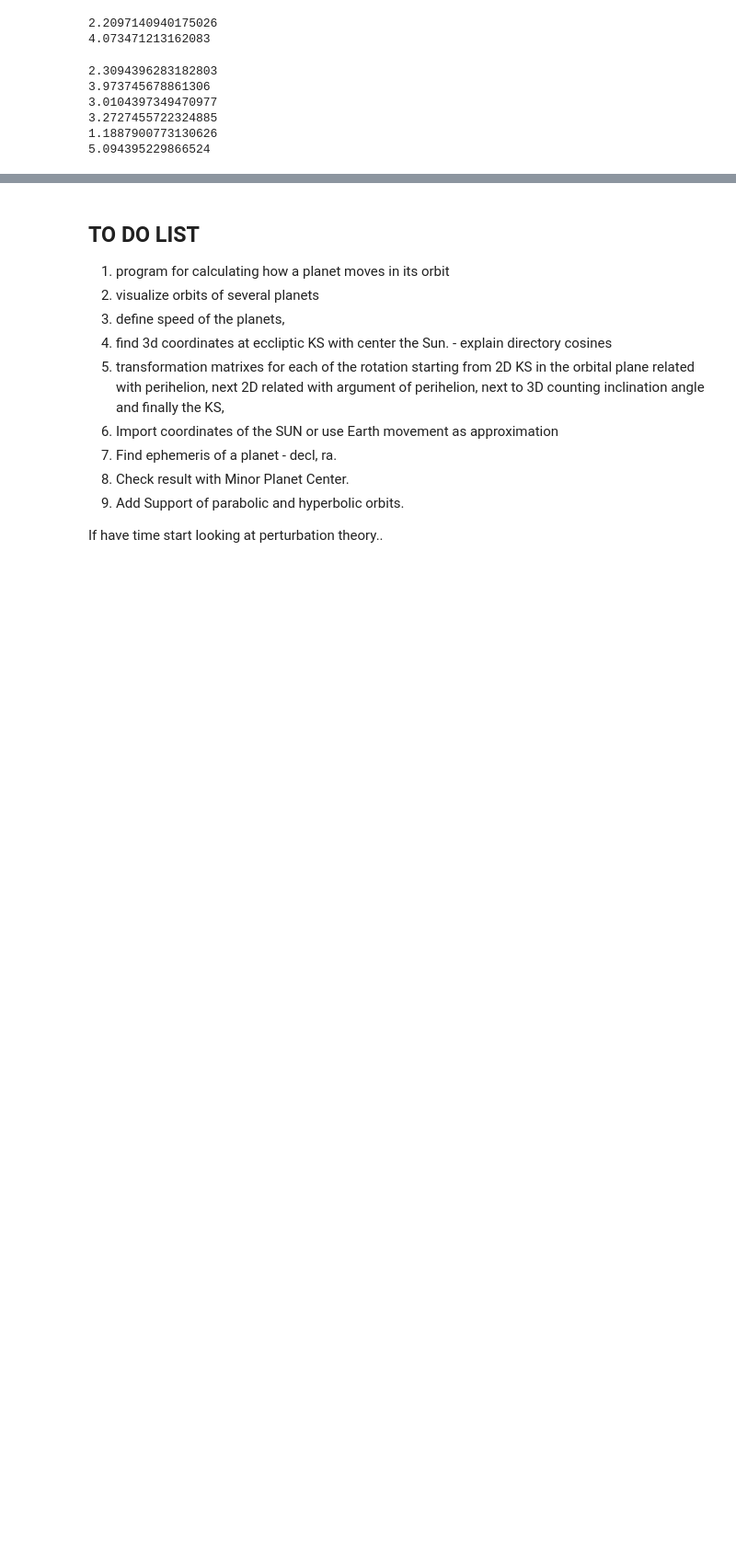
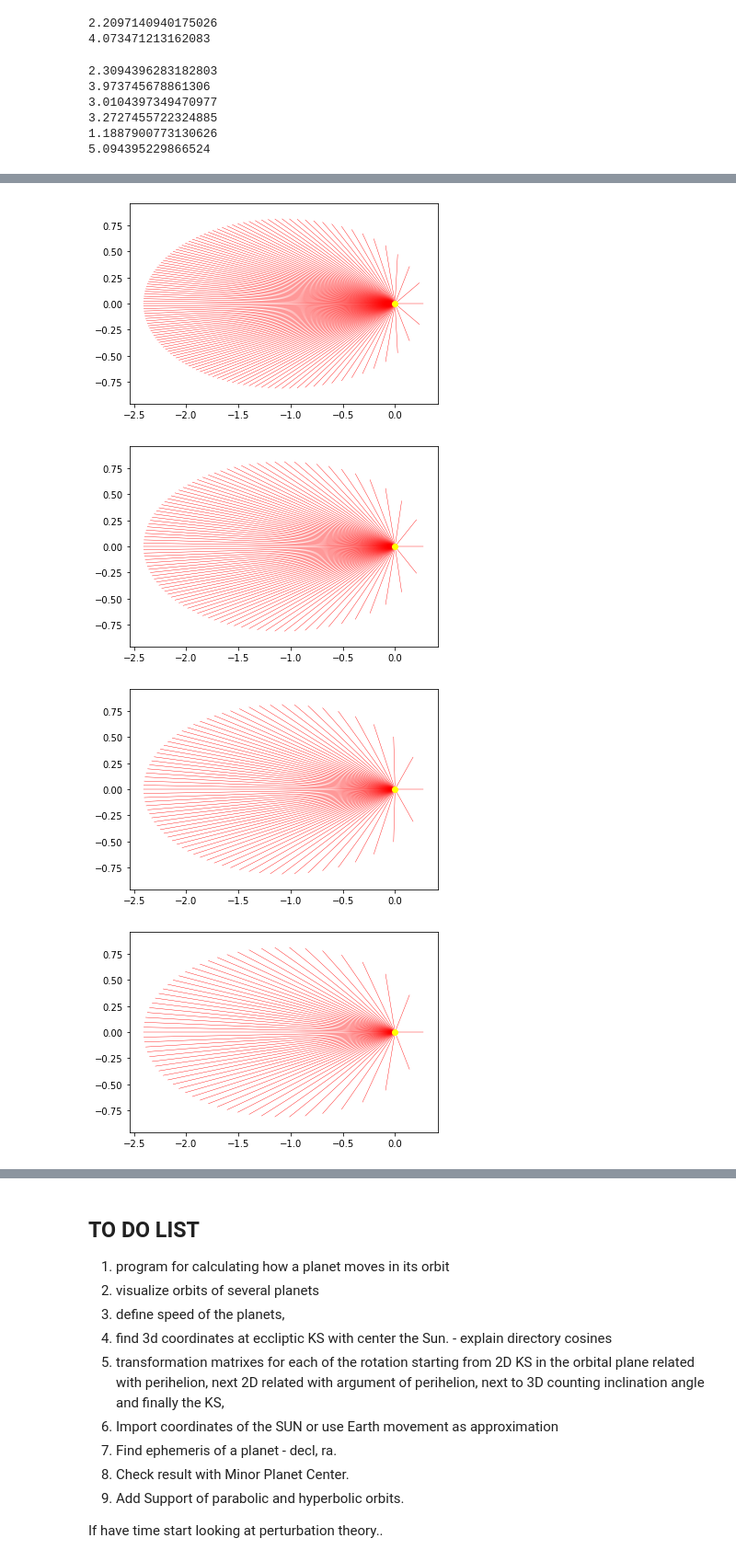
Before and after one commit to ogerassimov/ogi-teach-resources, a Jupyter notebook: project/PlanetMotion.ipynb, the cells around one changed output, grey strips where cells are left out. Shown at 92% size. Saved outputs shown, nothing was run; the diff lists cells and outputs as text; code cells hidden in the pictures; blank space fills up the shorter version.

```diff
--- a/project/PlanetMotion.ipynb
+++ b/project/PlanetMotion.ipynb
@@ -937,0 +918,10 @@ plt.show()
+# %%
+demo_draw_constant_area_speed(a, e, n, 0, 3, 0.4)
+demo_draw_constant_area_speed(a, e, n, 0, 4, 0.4)
+demo_draw_constant_area_speed(a, e, n, 0, 5, 0.4)
+demo_draw_constant_area_speed(a, e, n, 0, 6, 0.4)
+# %% [output]
+[figure, added]
+[figure, added]
+[figure, added]
+[figure, added]
```
Also changed, not shown: parts of 11 cells of this notebook.
